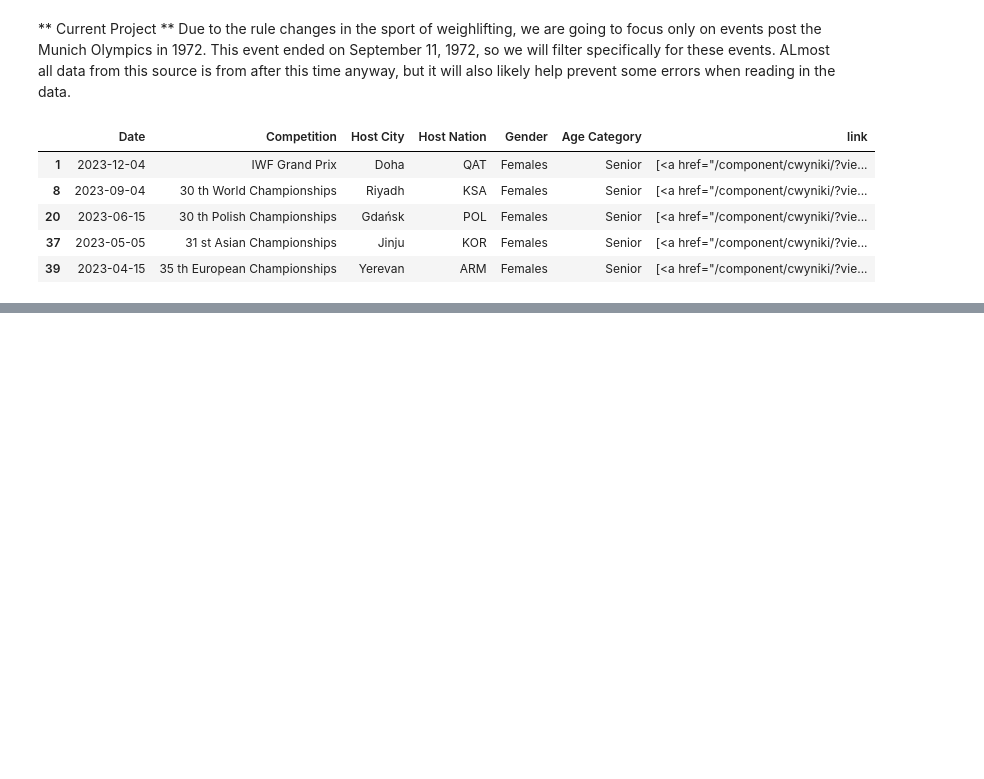
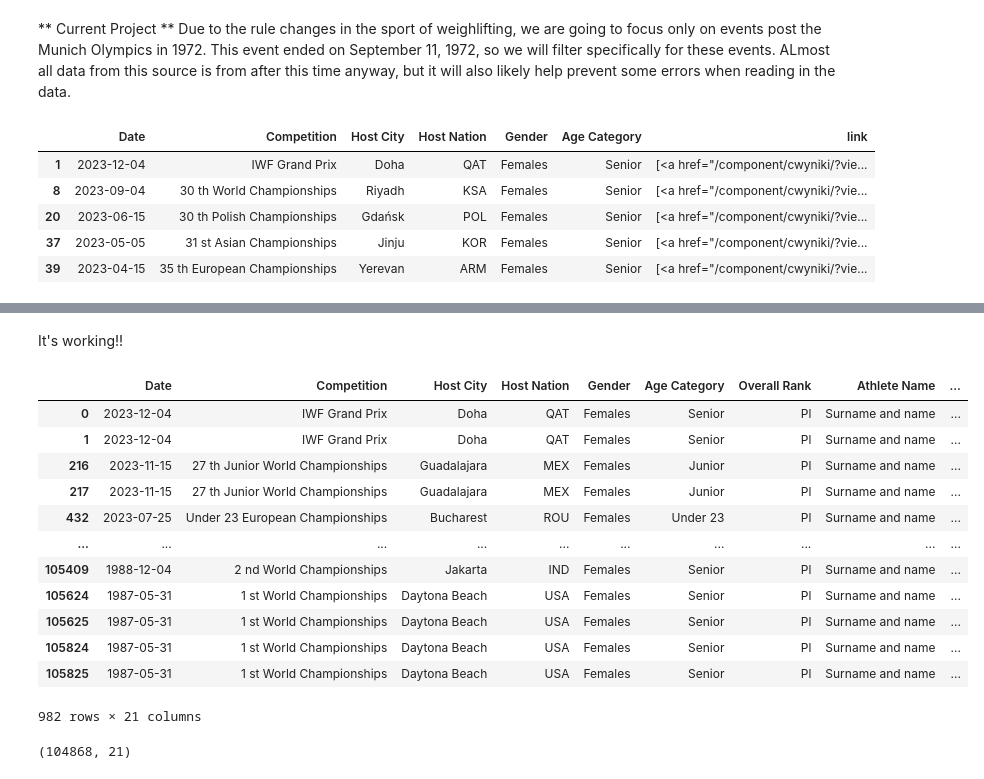
Before and after one commit to aaronjkeeney/Rxpose, a Jupyter notebook: Python_Version Rxpose.ipynb, the cells around one changed output, grey strips where cells are left out. Cells and saved outputs as stored; diff of their text form; code cells hidden in the pictures; blank space fills up the shorter version.

Commit message:
Scraped Data and process. Still not clean or correct

```diff
--- a/Python_Version Rxpose.ipynb
+++ b/Python_Version Rxpose.ipynb
@@ -352,0 +317,25 @@ I emailed the owner to ask for access to their data for this project. Going to p
+# %% [markdown]
+It's working!!
+# %%
+# These are leftovers from the import process
+
+df_all_iwrp_data[df_all_iwrp_data['Sinclair'] == 'Sincler']
+# %% [output]
+|  | Date | Competition | Host City | Host Nation | Gender | Age Category | Overall Rank | Athlete Name | ... |
+| 0 | 2023-12-04 | IWF Grand Prix | Doha | QAT | Females | Senior | Pl | Surname and name | ... |
+| 1 | 2023-12-04 | IWF Grand Prix | Doha | QAT | Females | Senior | Pl | Surname and name | ... |
+| 216 | 2023-11-15 | 27 th Junior World Championships | Guadalajara | MEX | Females | Junior | Pl | Surname and name | ... |
+| 217 | 2023-11-15 | 27 th Junior World Championships | Guadalajara | MEX | Females | Junior | Pl | Surname and name | ... |
+| 432 | 2023-07-25 | Under 23 European Championships | Bucharest | ROU | Females | Under 23 | Pl | Surname and name | ... |
+| ... | ... | ... | ... | ... | ... | ... | ... | ... | ... |
+| 105409 | 1988-12-04 | 2 nd World Championships | Jakarta | IND | Females | Senior | Pl | Surname and name | ... |
+| 105624 | 1987-05-31 | 1 st World Championships | Daytona Beach | USA | Females | Senior | Pl | Surname and name | ... |
+| 105625 | 1987-05-31 | 1 st World Championships | Daytona Beach | USA | Females | Senior | Pl | Surname and name | ... |
+| 105824 | 1987-05-31 | 1 st World Championships | Daytona Beach | USA | Females | Senior | Pl | Surname and name | ... |
+| 105825 | 1987-05-31 | 1 st World Championships | Daytona Beach | USA | Females | Senior | Pl | Surname and name | ... |
+982 rows × 21 columns
+# %%
+df_all_iwrp_data = df_all_iwrp_data[df_all_iwrp_data['Sinclair'] != 'Sincler']
+df_all_iwrp_data.shape
+# %% [output]
+(104868, 21)
```
Also changed, not shown: parts of 31 cells of this notebook, 2 other files.
